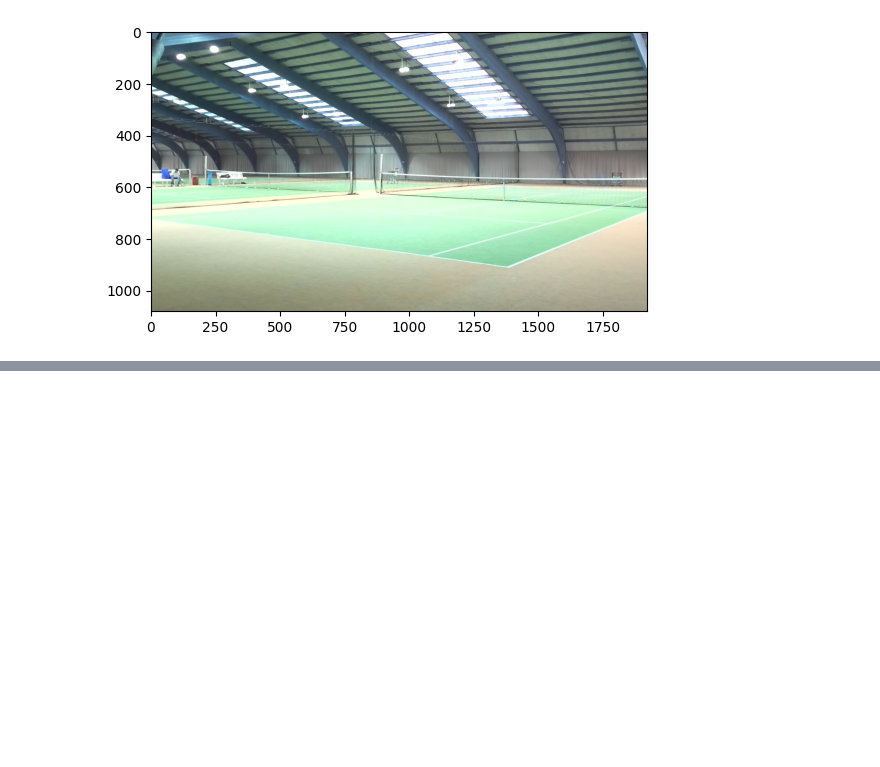
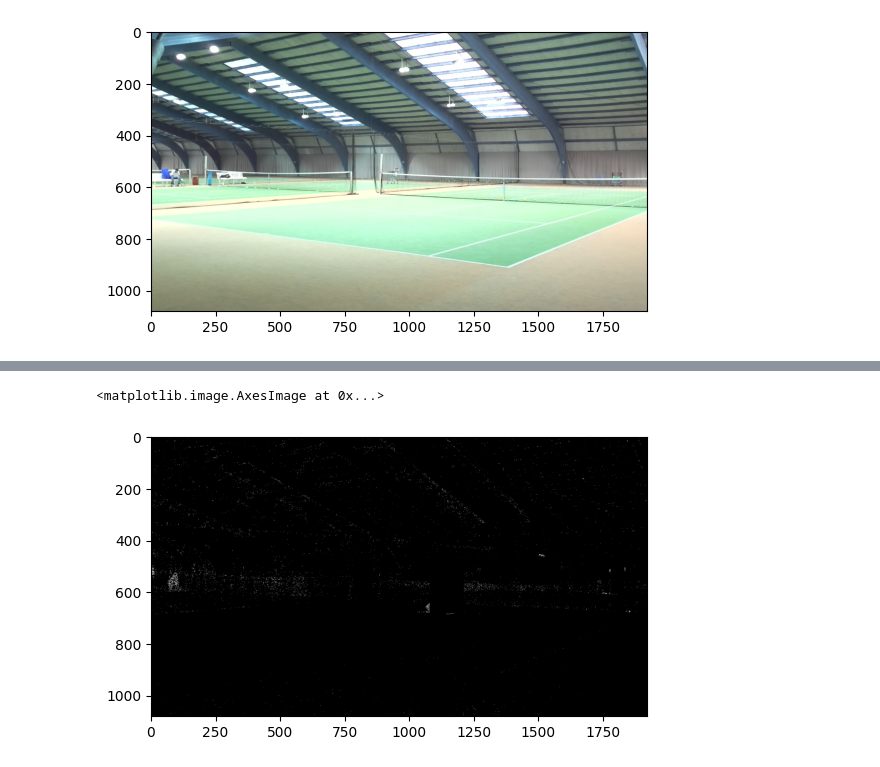
Before and after one commit to fhnw-ds/fhnw-cda2-tennis-analysis, a Jupyter notebook: tennis_ball_detection.ipynb, the cells around one changed output, grey strips where cells are left out. Drawn from its saved outputs; the diff is of its cells as text; code cells hidden in the pictures; blank space fills up the shorter version.

Commit message:
add player mask

```diff
--- a/tennis_ball_detection.ipynb
+++ b/tennis_ball_detection.ipynb
@@ -61,6 +61,27 @@ plt.imshow(median_depth_l.astype(np.uint8))
 # %%
 image_left = sl.Mat()
 image_right = sl.Mat()
+# %%
+# init detection parameters
+detection_parameters = sl.ObjectDetectionParameters()
+
+detection_parameters.image_sync = True
+detection_parameters.enable_tracking = True
+detection_parameters.enable_segmentation = True
+
+detection_parameters.detection_model = sl.OBJECT_DETECTION_MODEL.MULTI_CLASS_BOX_MEDIUM
+
+if detection_parameters.enable_tracking:
+    zed.enable_positional_tracking()
+
+zed.enable_object_detection(detection_parameters)
+
+detection_confidence = 20
+detection_parameters_rt = sl.ObjectDetectionRuntimeParameters(detection_confidence)
+
+detection_parameters_rt.object_class_filter = [sl.OBJECT_CLASS.PERSON, sl.OBJECT_CLASS.SPORT]
+
+detected_objects = sl.Objects()
 # %%
 for i in range(10):
     zed.grab(runtime_parameters)
@@ -144,0 +152,26 @@ plt.show()
+# %%
+# create a mask for the detected object
+def get_mask(index, image):
+    mask = np.zeros_like(image)
+
+    # get the bounding box
+    bb = detected_objects.object_list[index].bounding_box_2d
+    # array([[1077.,  475.],
+    #        [1209.,  475.],
+    #        [1209.,  684.],
+    #        [1077.,  684.]])
+
+    # set the mask to 1 where the bounding box is
+    mask[int(bb[0][1]):int(bb[2][1]), int(bb[0][0]):int(bb[1][0])] = 1
+    return mask
+# %%
+masked = temp_image
+for i in range(len(detected_objects.object_list)):
+    mask = get_mask(i, temp_image)
+    masked = masked - mask
+masked[masked < 0] = 0
+
+plt.imshow(masked, cmap='gray')
+# %% [output]
+<matplotlib.image.AxesImage at 0x...>
+[figure, added]
```
Also changed, not shown: parts of 10 cells of this notebook.
